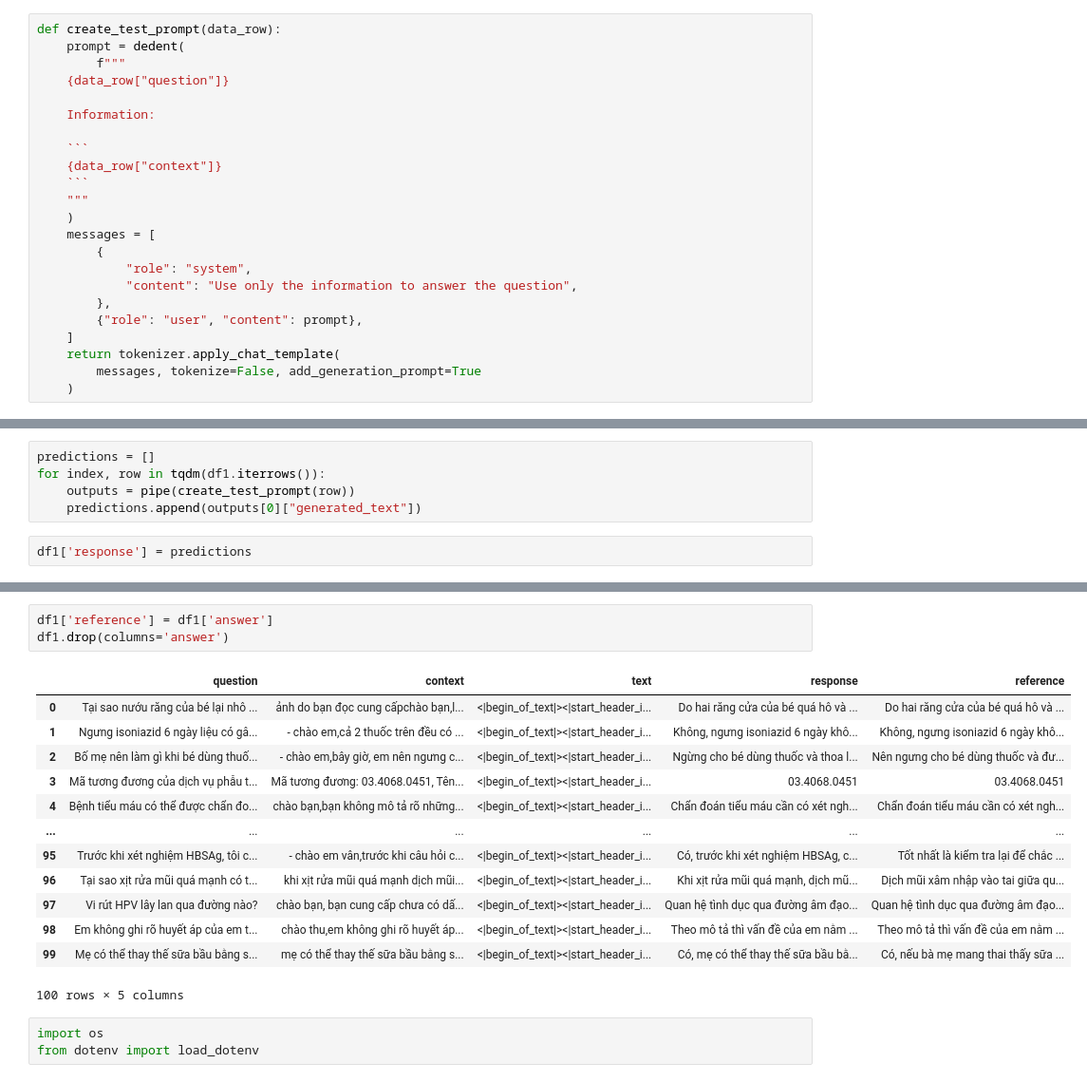
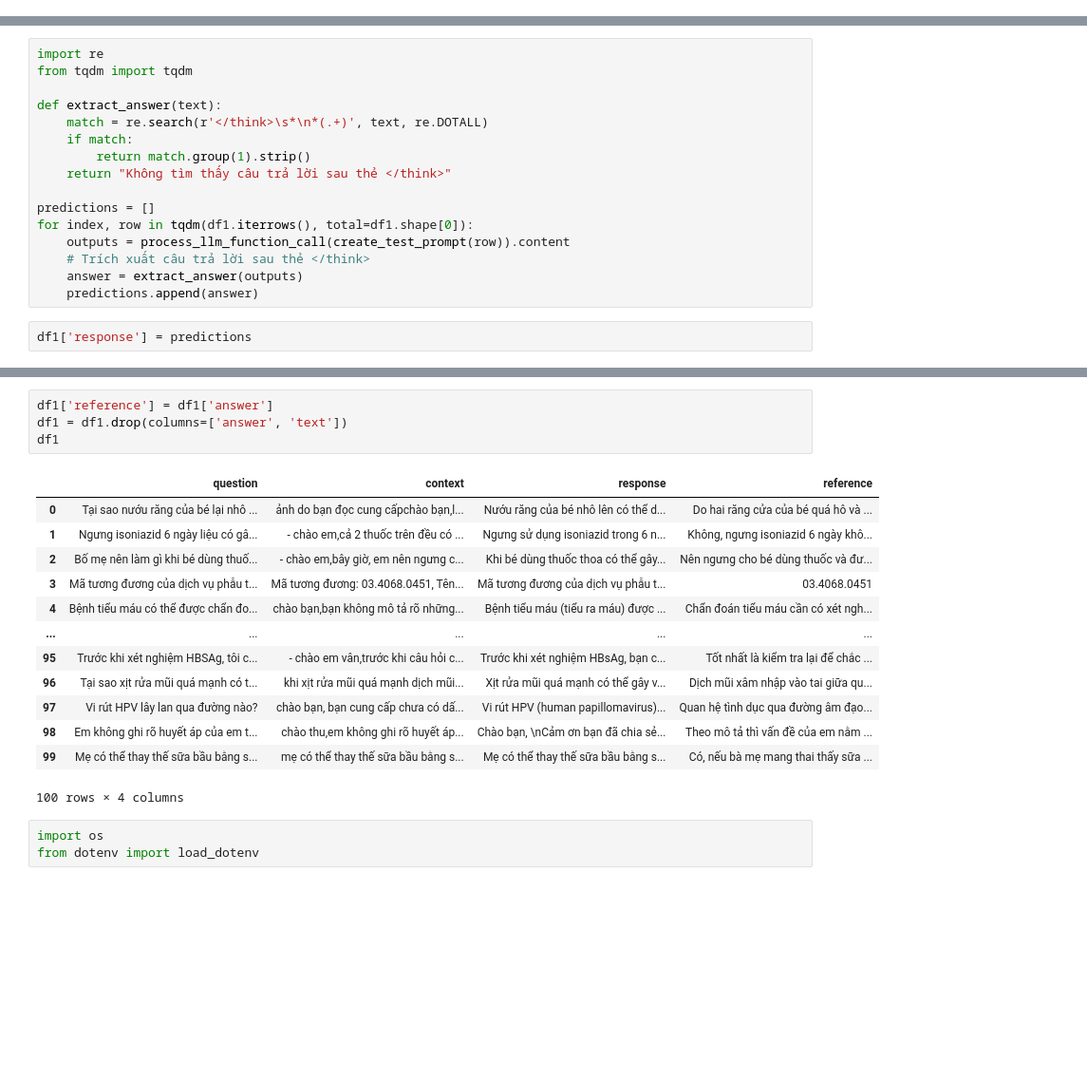
Before and after one commit to thangcn1943/Autogen_RAG_fc, a Jupyter notebook: evaluation/eval_LLMs.ipynb, the cells around one changed output, grey strips where cells are left out. Shown: that part at 95% size. Saved outputs shown, nothing was run; the diff lists cells and outputs as text; blank space fills up the shorter version.

````diff
--- a/evaluation/eval_LLMs.ipynb
+++ b/evaluation/eval_LLMs.ipynb
@@ -78,23 +106,0 @@ Sliding Window Attention is enabled but not implemented for `sdpa`; unexpected r
-# %%
-def create_test_prompt(data_row):
-    prompt = dedent(
-        f"""
-    {data_row["question"]}
-
-    Information:
-
-    ```
-    {data_row["context"]}
-    ```
-    """
-    )
-    messages = [
-        {
-            "role": "system",
-            "content": "Use only the information to answer the question",
-        },
-        {"role": "user", "content": prompt},
-    ]
-    return tokenizer.apply_chat_template(
-        messages, tokenize=False, add_generation_prompt=True
-    )
@@ -123,10 +156,21 @@ pipe(prompt)
 # %%
 from tqdm import tqdm
 # %%
+import re
+from tqdm import tqdm
+
+def extract_answer(text):
+    match = re.search(r'</think>\s*\n*(.+)', text, re.DOTALL)
+    if match:
+        return match.group(1).strip()
+    return "Không tìm thấy câu trả lời sau thẻ </think>"
+
 predictions = []
-for index, row in tqdm(df1.iterrows()):
-    outputs = pipe(create_test_prompt(row))
-    predictions.append(outputs[0]["generated_text"])
+for index, row in tqdm(df1.iterrows(), total=df1.shape[0]):
+    outputs = process_llm_function_call(create_test_prompt(row)).content
+    # Trích xuất câu trả lời sau thẻ </think>
+    answer = extract_answer(outputs)
+    predictions.append(answer)
 # %%
 df1['response'] = predictions
 # %%
@@ -136,20 +180,21 @@ df1['response'].iloc[1]
 # %%
 df1['reference'] = df1['answer']
-df1.drop(columns='answer')
+df1 = df1.drop(columns=['answer', 'text'])
+df1
 # %% [output]
-|  | question | context | text | response | reference |
-| 0 | Tại sao nướu răng của bé lại nhô ... | ảnh do bạn đọc cung cấpchào bạn,l... | <|begin_of_text|><|start_header_i... | Do hai răng cửa của bé quá hô và ... | Do hai răng cửa của bé quá hô và ... |
-| 1 | Ngưng isoniazid 6 ngày liệu có gâ... | - chào em,cả 2 thuốc trên đều có ... | <|begin_of_text|><|start_header_i... | Không, ngưng isoniazid 6 ngày khô... | Không, ngưng isoniazid 6 ngày khô... |
-| 2 | Bố mẹ nên làm gì khi bé dùng thuố... | - chào em,bây giờ, em nên ngưng c... | <|begin_of_text|><|start_header_i... | Ngừng cho bé dùng thuốc và thoa l... | Nên ngưng cho bé dùng thuốc và đư... |
-| 3 | Mã tương đương của dịch vụ phẫu t... | Mã tương đương: 03.4068.0451, Tên... | <|begin_of_text|><|start_header_i... | 03.4068.0451 | 03.4068.0451 |
-| 4 | Bệnh tiểu máu có thể được chẩn đo... | chào bạn,bạn không mô tả rõ những... | <|begin_of_text|><|start_header_i... | Chẩn đoán tiểu máu cần có xét ngh... | Chẩn đoán tiểu máu cần có xét ngh... |
-| ... | ... | ... | ... | ... | ... |
-| 95 | Trước khi xét nghiệm HBSAg, tôi c... | - chào em vân,trước khi câu hỏi c... | <|begin_of_text|><|start_header_i... | Có, trước khi xét nghiệm HBSAg, c... | Tốt nhất là kiểm tra lại để chắc ... |
-| 96 | Tại sao xịt rửa mũi quá mạnh có t... | khi xịt rửa mũi quá mạnh dịch mũi... | <|begin_of_text|><|start_header_i... | Khi xịt rửa mũi quá mạnh, dịch mũ... | Dịch mũi xâm nhập vào tai giữa qu... |
-| 97 | Vi rút HPV lây lan qua đường nào? | chào bạn, bạn cung cấp chưa có dấ... | <|begin_of_text|><|start_header_i... | Quan hệ tình dục qua đường âm đạo... | Quan hệ tình dục qua đường âm đạo... |
-| 98 | Em không ghi rõ huyết áp của em t... | chào thu,em không ghi rõ huyết áp... | <|begin_of_text|><|start_header_i... | Theo mô tả thì vấn đề của em nằm ... | Theo mô tả thì vấn đề của em nằm ... |
-| 99 | Mẹ có thể thay thế sữa bầu bằng s... | mẹ có thể thay thế sữa bầu bằng s... | <|begin_of_text|><|start_header_i... | Có, mẹ có thể thay thế sữa bầu bằ... | Có, nếu bà mẹ mang thai thấy sữa ... |
+|  | question | context | response | reference |
+| 0 | Tại sao nướu răng của bé lại nhô ... | ảnh do bạn đọc cung cấpchào bạn,l... | Nướu răng của bé nhô lên có thể d... | Do hai răng cửa của bé quá hô và ... |
+| 1 | Ngưng isoniazid 6 ngày liệu có gâ... | - chào em,cả 2 thuốc trên đều có ... | Ngưng sử dụng isoniazid trong 6 n... | Không, ngưng isoniazid 6 ngày khô... |
+| 2 | Bố mẹ nên làm gì khi bé dùng thuố... | - chào em,bây giờ, em nên ngưng c... | Khi bé dùng thuốc thoa có thể gây... | Nên ngưng cho bé dùng thuốc và đư... |
+| 3 | Mã tương đương của dịch vụ phẫu t... | Mã tương đương: 03.4068.0451, Tên... | Mã tương đương của dịch vụ phẫu t... | 03.4068.0451 |
+| 4 | Bệnh tiểu máu có thể được chẩn đo... | chào bạn,bạn không mô tả rõ những... | Bệnh tiểu máu (tiểu ra máu) được ... | Chẩn đoán tiểu máu cần có xét ngh... |
+| ... | ... | ... | ... | ... |
+| 95 | Trước khi xét nghiệm HBSAg, tôi c... | - chào em vân,trước khi câu hỏi c... | Trước khi xét nghiệm HBsAg, bạn c... | Tốt nhất là kiểm tra lại để chắc ... |
+| 96 | Tại sao xịt rửa mũi quá mạnh có t... | khi xịt rửa mũi quá mạnh dịch mũi... | Xịt rửa mũi quá mạnh có thể gây v... | Dịch mũi xâm nhập vào tai giữa qu... |
+| 97 | Vi rút HPV lây lan qua đường nào? | chào bạn, bạn cung cấp chưa có dấ... | Vi rút HPV (human papillomavirus)... | Quan hệ tình dục qua đường âm đạo... |
+| 98 | Em không ghi rõ huyết áp của em t... | chào thu,em không ghi rõ huyết áp... | Chào bạn, \nCảm ơn bạn đã chia sẻ... | Theo mô tả thì vấn đề của em nằm ... |
+| 99 | Mẹ có thể thay thế sữa bầu bằng s... | mẹ có thể thay thế sữa bầu bằng s... | Mẹ có thể thay thế sữa bầu bằng s... | Có, nếu bà mẹ mang thai thấy sữa ... |
-100 rows × 5 columns
+100 rows × 4 columns
 # %%
 import os
 from dotenv import load_dotenv
````
Also changed, not shown: parts of 14 cells of this notebook, 15 other files.
